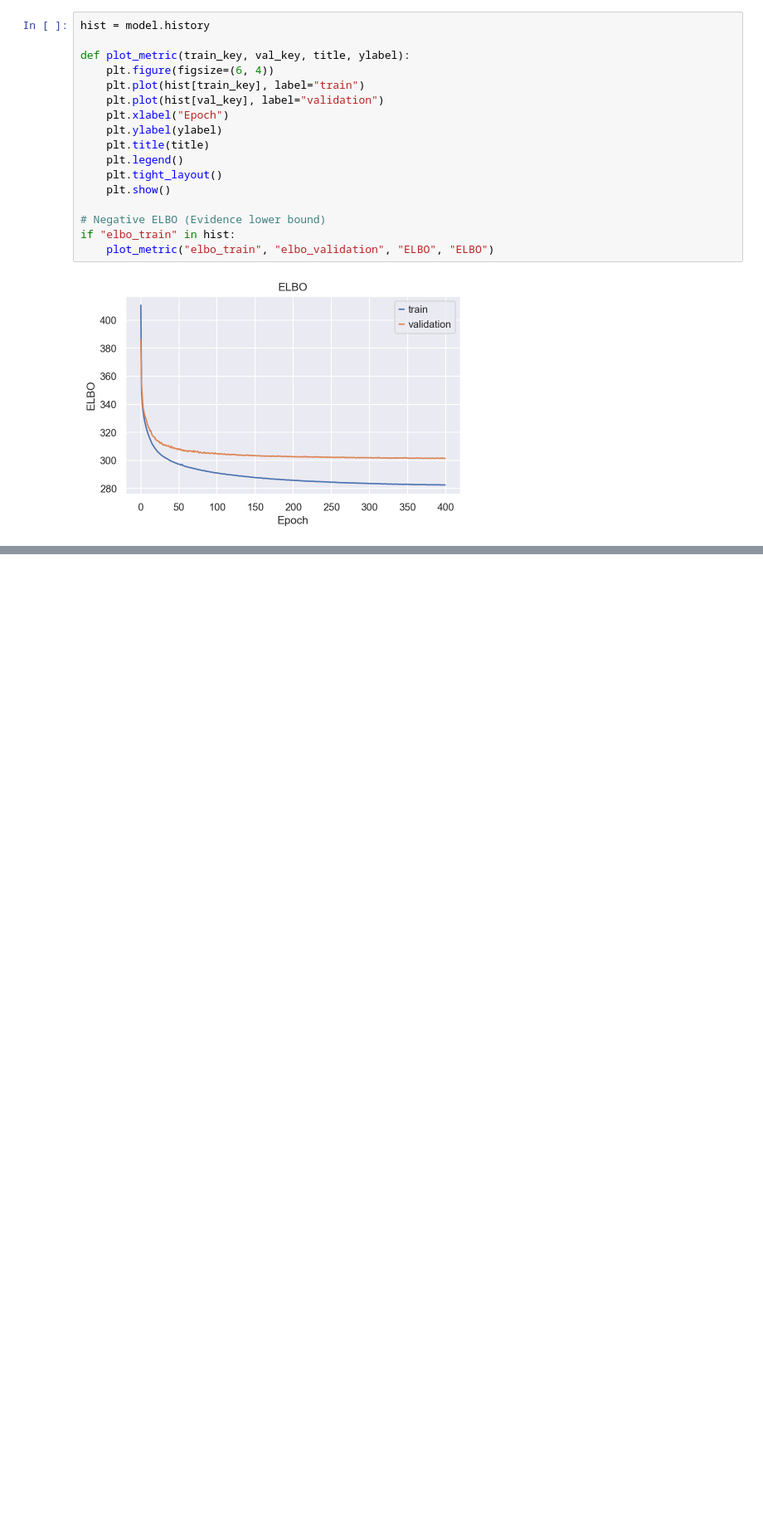
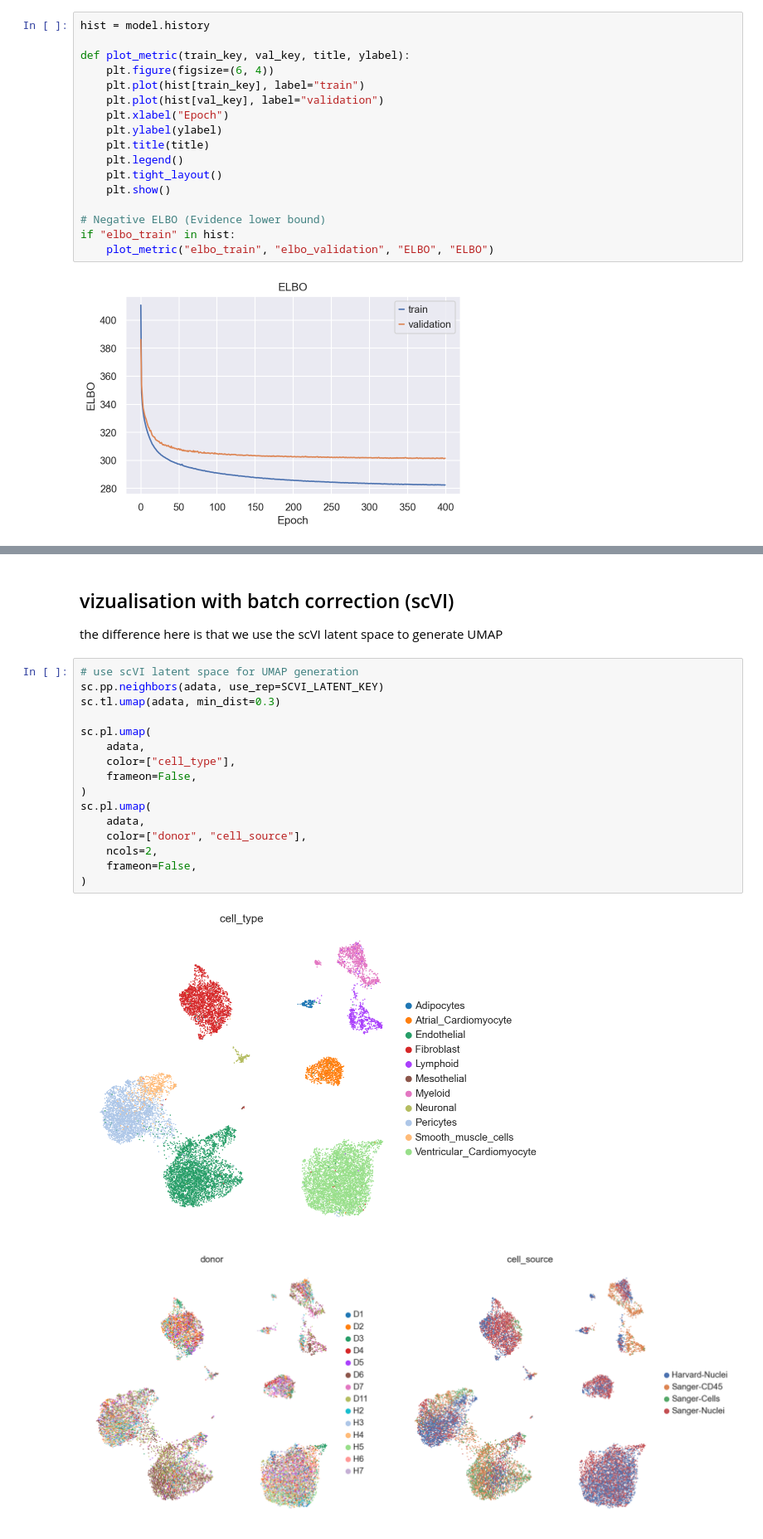
Before and after one commit to otodreas/Nygen_Interview, a Jupyter notebook: notebooks/scVI.ipynb, the cells around one changed output, grey strips where cells are left out. Shown at 83% size. Cells and saved outputs as stored; diff of their text form; blank space fills up the shorter version.

```diff
--- a/notebooks/scVI.ipynb
+++ b/notebooks/scVI.ipynb
@@ -114,0 +183,22 @@ if "elbo_train" in hist:
+# %% [markdown]
+## vizualisation with batch correction (scVI)
+the difference here is that we use the scVI latent space to generate UMAP
+# %%
+# use scVI latent space for UMAP generation
+sc.pp.neighbors(adata, use_rep=SCVI_LATENT_KEY)
+sc.tl.umap(adata, min_dist=0.3)
+
+sc.pl.umap(
+    adata,
+    color=["cell_type"],
+    frameon=False,
+)
+sc.pl.umap(
+    adata,
+    color=["donor", "cell_source"],
+    ncols=2,
+    frameon=False,
+)
+# %% [output]
+[figure, added]
+[figure, added]
```
Also changed, not shown: parts of 10 cells of this notebook, 1 other file.
